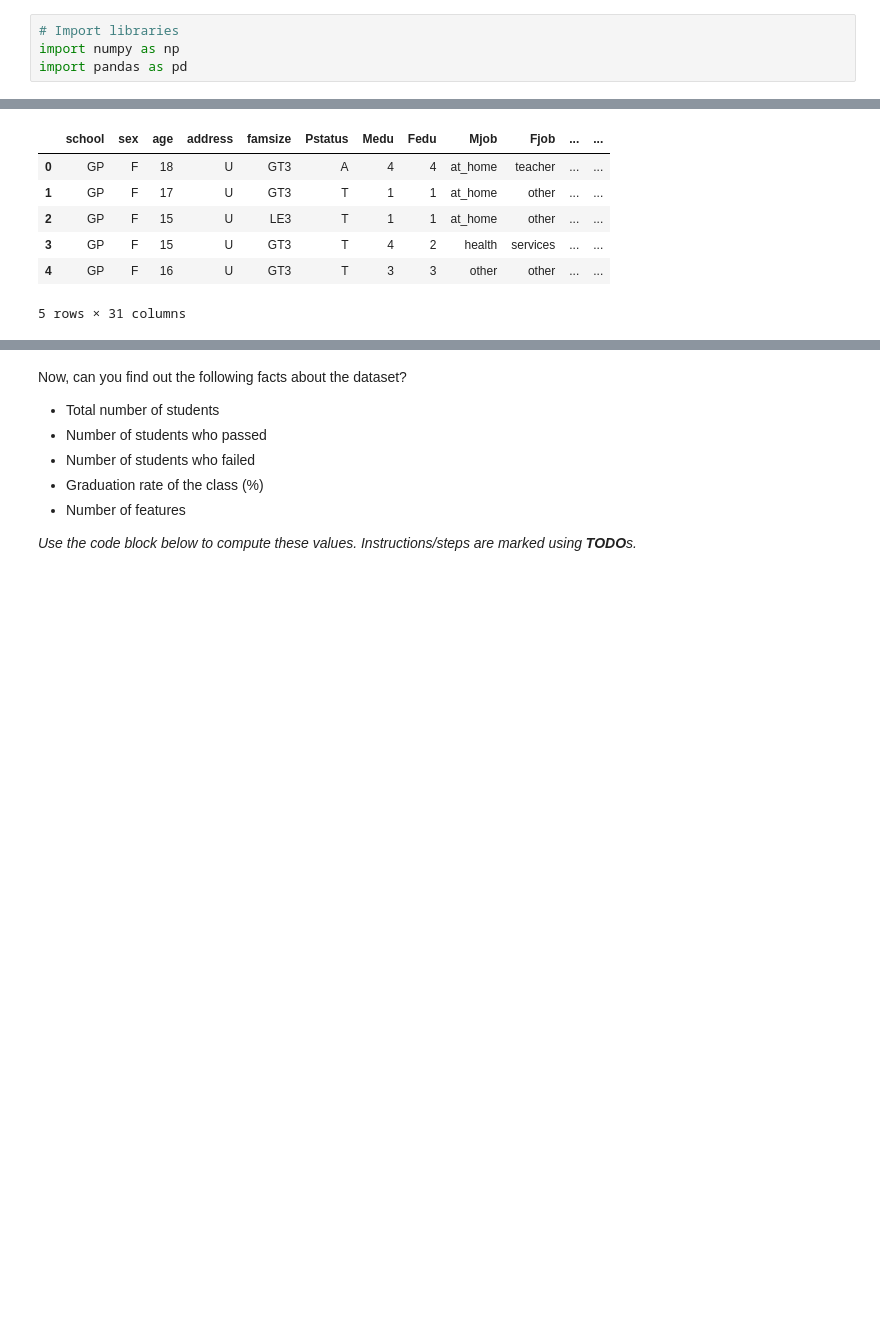
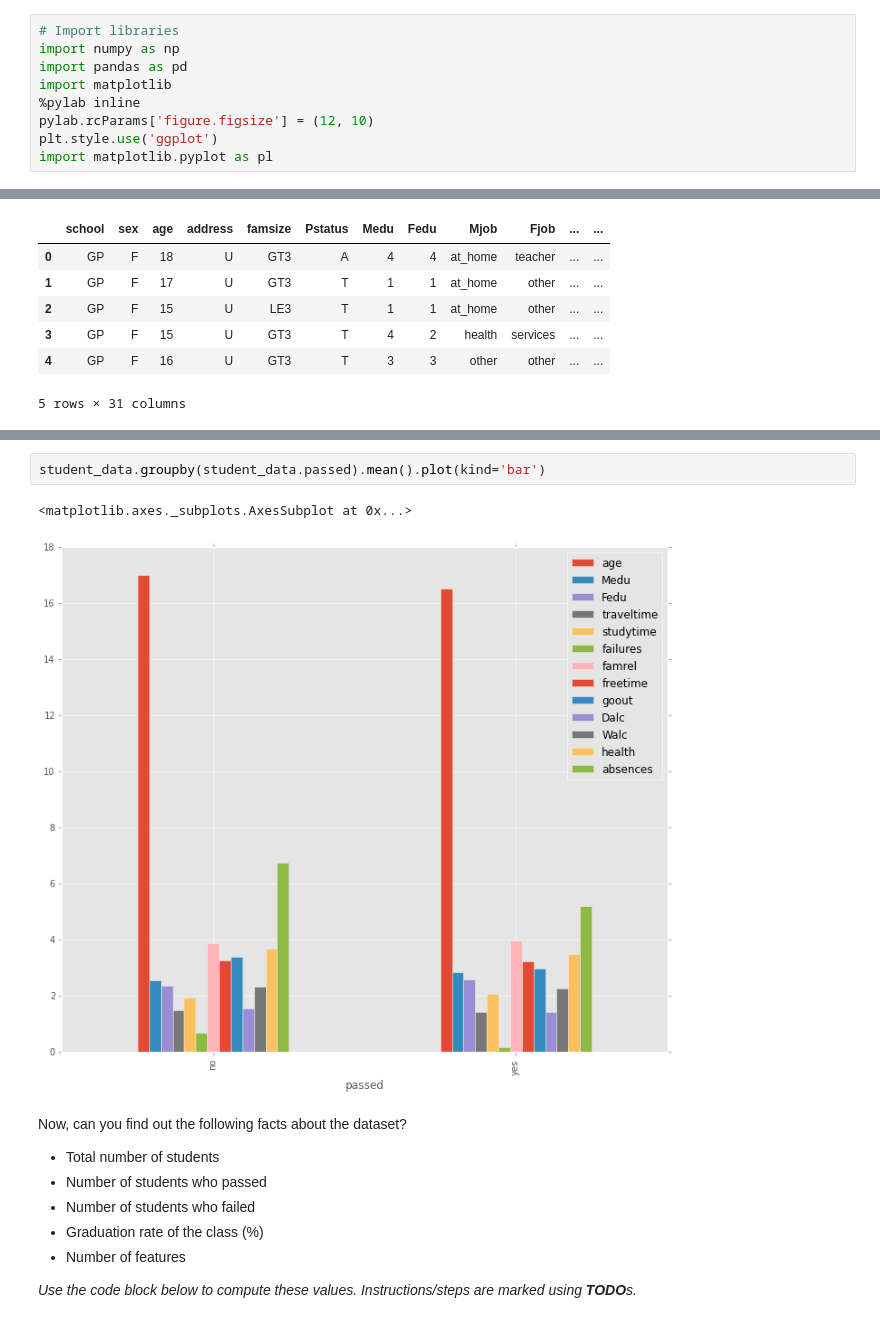
Before and after one commit to Sandeep42/Machine-Learning-Engineer-Udacity, a Jupyter notebook: projects/student_intervention/student_intervention.ipynb, the cells around one changed output, grey strips where cells are left out. Saved outputs shown, nothing was run; the diff lists cells and outputs as text; blank space fills up the shorter version.

```diff
--- a/projects/student_intervention/student_intervention.ipynb
+++ b/projects/student_intervention/student_intervention.ipynb
@@ -17,3 +17,8 @@ _To execute a code cell, click inside it and press **Shift+Enter**._
 # Import libraries
 import numpy as np
 import pandas as pd
+import matplotlib
+%pylab inline
+pylab.rcParams['figure.figsize'] = (12, 10)
+plt.style.use('ggplot')
+import matplotlib.pyplot as pl
@@ -35,3 +55,8 @@ Student data read successfully!
+# %%
+student_data.groupby(student_data.passed).mean().plot(kind='bar')
+# %% [output]
+<matplotlib.axes._subplots.AxesSubplot at 0x...>
+[figure, added]
 # %% [markdown]
 Now, can you find out the following facts about the dataset?
 - Total number of students
```
Also changed, not shown: parts of 62 cells of this notebook, 16 other files.
